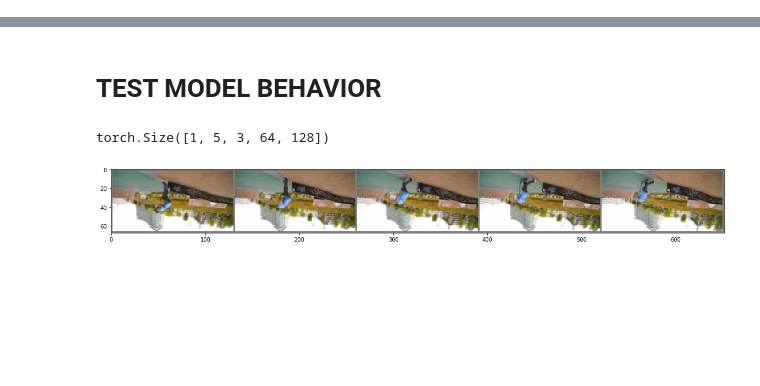
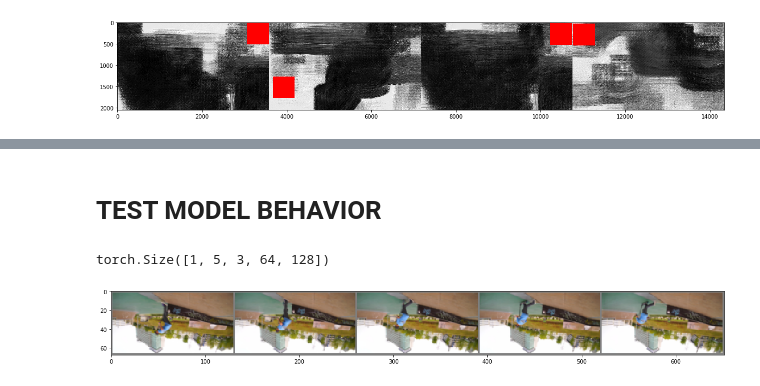
Before and after one commit to cianhwang/pyFusion, a Jupyter notebook: PolicyNet_test.ipynb, the cells around one changed output, grey strips where cells are left out. Drawn from its saved outputs; the diff is of its cells as text; code cells hidden in the pictures; blank space fills up the shorter version.

Commit message:
stack test file

```diff
--- a/PolicyNet_test.ipynb
+++ b/PolicyNet_test.ipynb
@@ -34,7 +34,7 @@ def load_checkpoint(ckpt_path, model):
 
     return model
 # %%
-model = focusLocNet(0.17, 4, 256, 1).to("cuda:0")
+model = focusLocNet(0.17, 1, 256, 2).to("cuda:0")
 # %%
-model = load_checkpoint('0415_00_39', model)
+model = load_checkpoint('0423_22_57', model)
 # %% [output]
@@ -43,2 +43,48 @@ current epoch: 164 --- best loss: 1.1481315611744178
 # %%
 model = model.eval()
+# %%
+import cv2
+def reset():
+    h = [torch.zeros(1, 1, 256).cuda(),
+                  torch.zeros(1, 1, 256).cuda()]
+    l = torch.rand(1, 2).cuda()*2.0-1.0 #-0.5~0.5
+    return h, l
+
+h, l = reset()
+imgs = []
+mus = []
+img = cv2.imread("aaa.png", 0)
+img_resized = cv2.resize(img, (128, 64))
+input_t = torch.tensor(img_resized/127.5 - 1.0).float().cuda().unsqueeze(0).unsqueeze(0)
+h, mu, l, b, p = model(input_t, l, h)
+imgs.append(img)
+mus.append(mu)
+
+h, l = reset()
+img = cv2.imread("bbb.png", 0)
+img_resized = cv2.resize(img, (128, 64))
+input_t = torch.tensor(img_resized/127.5 - 1.0).float().cuda().unsqueeze(0).unsqueeze(0)
+h, mu, l, b, p = model(input_t, l, h)
+imgs.append(img)
+mus.append(mu)
+
+h, l = reset()
+img = cv2.imread("ccc.png", 0)
+img_resized = cv2.resize(img, (128, 64))
+input_t = torch.tensor(img_resized/127.5 - 1.0).float().cuda().unsqueeze(0).unsqueeze(0)
+h, mu, l, b, p = model(input_t, l, h)
+imgs.append(img)
+mus.append(mu)
+
+h, l = reset()
+img = cv2.imread("600.png", 0)
+img_resized = cv2.resize(img, (128, 64))
+input_t = torch.tensor(img_resized/127.5 - 1.0).float().cuda().unsqueeze(0).unsqueeze(0)
+h, mu, l, b, p = model(input_t, l, h)
+imgs.append(img)
+mus.append(mu)
+
+input_show = torch.tensor(np.stack(imgs)/127.5 - 1.0).float().cuda().unsqueeze(1)
+imshow(torchvision.utils.make_grid(color_region(input_show.repeat(1, 3, 1, 1), torch.stack(mus).squeeze())).cpu())
+# %% [output]
+[figure, added]
```
Also changed, not shown: parts of 2 cells of this notebook.
